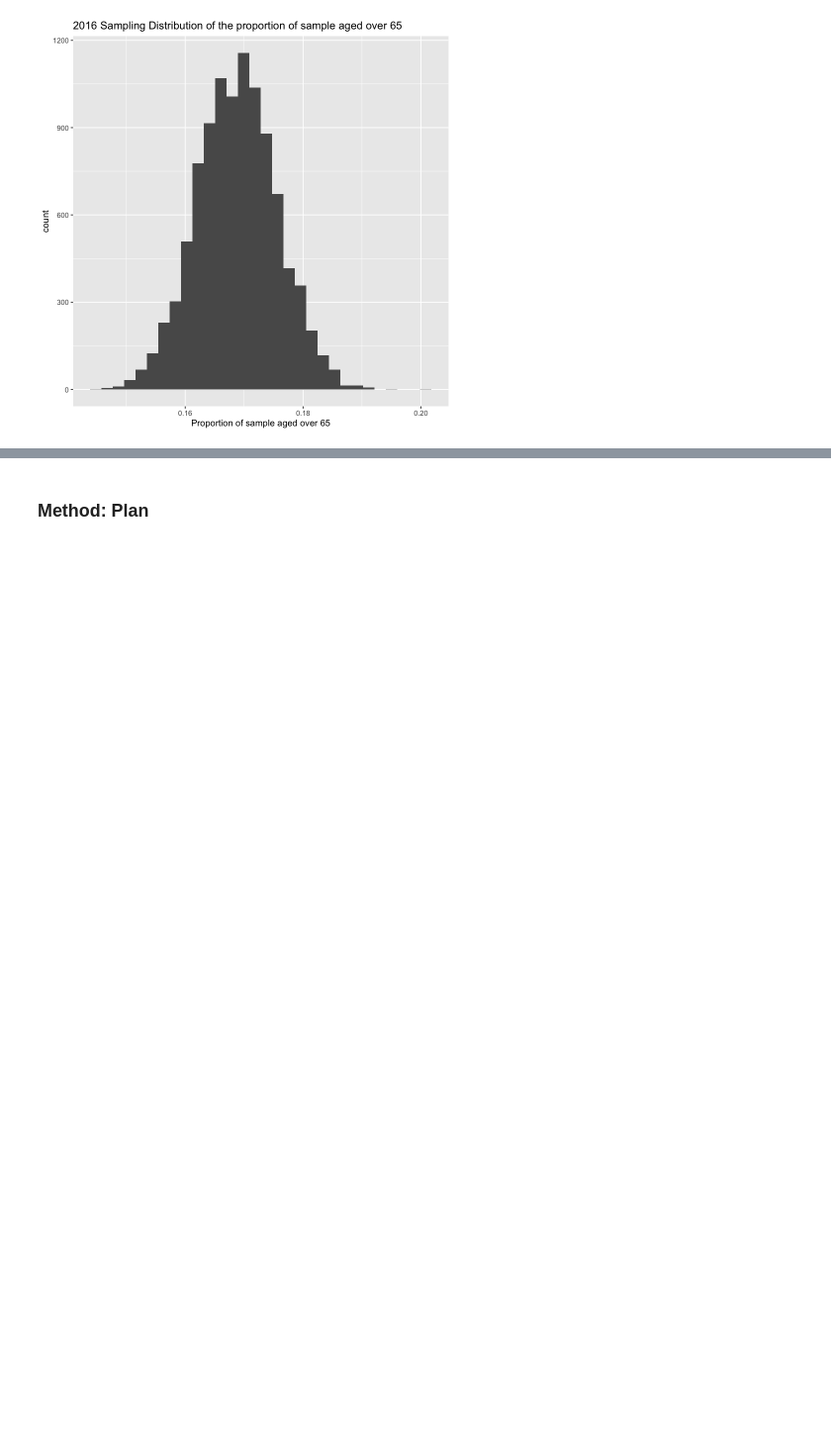
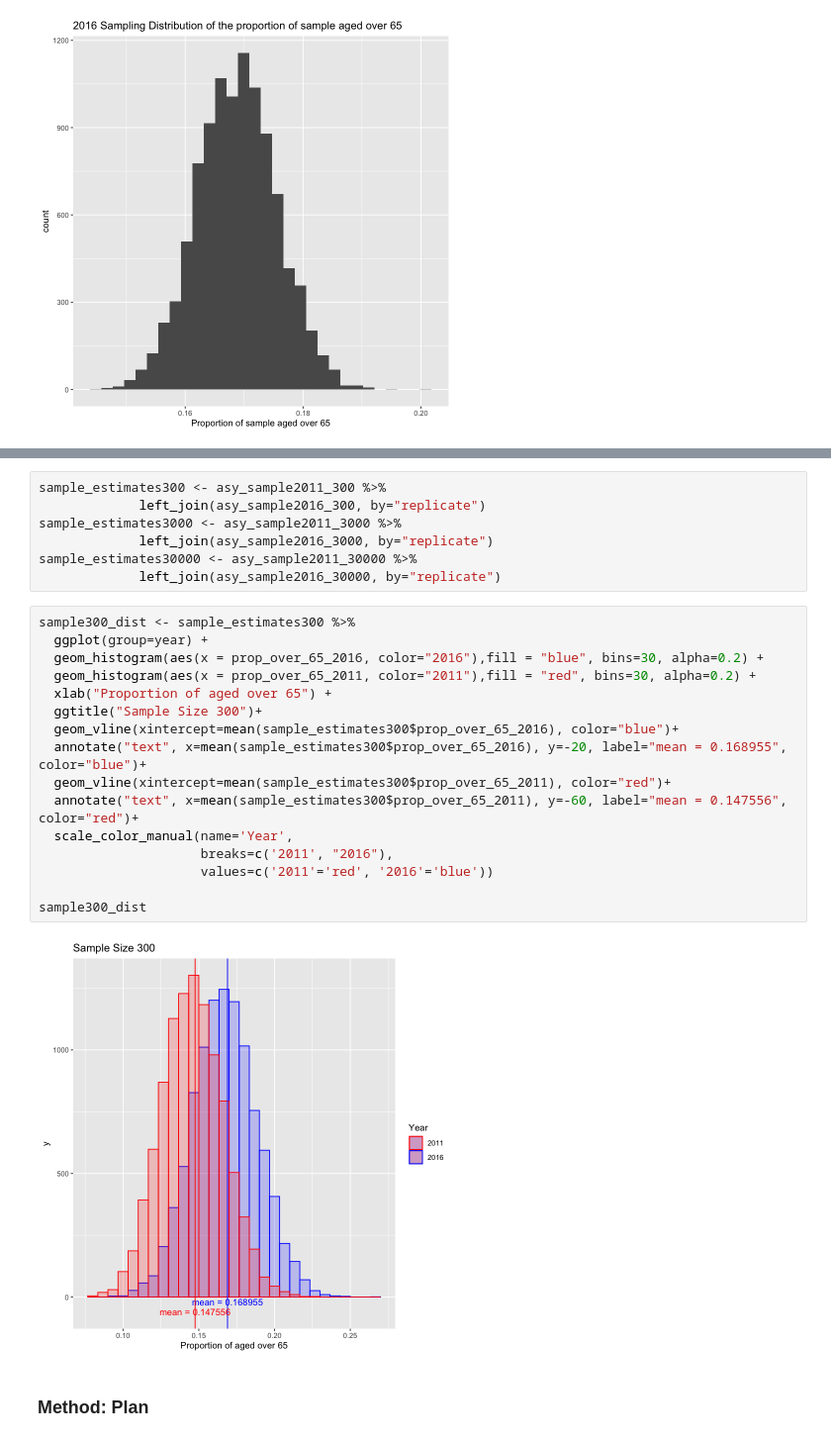
Before and after one commit to felixmachaoran/Age_Distibution, a Jupyter notebook: proposal.ipynb, the cells around one changed output, grey strips where cells are left out. Shown at 99% size. Saved outputs shown, nothing was run; the diff lists cells and outputs as text; blank space fills up the shorter version.

```diff
--- a/proposal.ipynb
+++ b/proposal.ipynb
@@ -285,3 +369,28 @@ mean of x mean of y
+# %%
+sample_estimates300 <- asy_sample2011_300 %>%
+             left_join(asy_sample2016_300, by="replicate")
+sample_estimates3000 <- asy_sample2011_3000 %>%
+             left_join(asy_sample2016_3000, by="replicate")
+sample_estimates30000 <- asy_sample2011_30000 %>%
+             left_join(asy_sample2016_30000, by="replicate")
+# %%
+sample300_dist <- sample_estimates300 %>%
+  ggplot(group=year) +
+  geom_histogram(aes(x = prop_over_65_2016, color="2016"),fill = "blue", bins=30, alpha=0.2) +
+  geom_histogram(aes(x = prop_over_65_2011, color="2011"),fill = "red", bins=30, alpha=0.2) +
+  xlab("Proportion of aged over 65") +
+  ggtitle("Sample Size 300")+
+  geom_vline(xintercept=mean(sample_estimates300$prop_over_65_2016), color="blue")+
+  annotate("text", x=mean(sample_estimates300$prop_over_65_2016), y=-20, label="mean = 0.168955", color="blue")+
+  geom_vline(xintercept=mean(sample_estimates300$prop_over_65_2011), color="red")+
+  annotate("text", x=mean(sample_estimates300$prop_over_65_2011), y=-60, label="mean = 0.147556", color="red")+
+  scale_color_manual(name='Year',
+                     breaks=c('2011', "2016"),
+                     values=c('2011'='red', '2016'='blue'))
+
+sample300_dist
+# %% [output]
+[figure, added]
 # %% [markdown]
 ### Method: Plan
 # %% [markdown]
```
Also changed, not shown: parts of 8 cells of this notebook.
